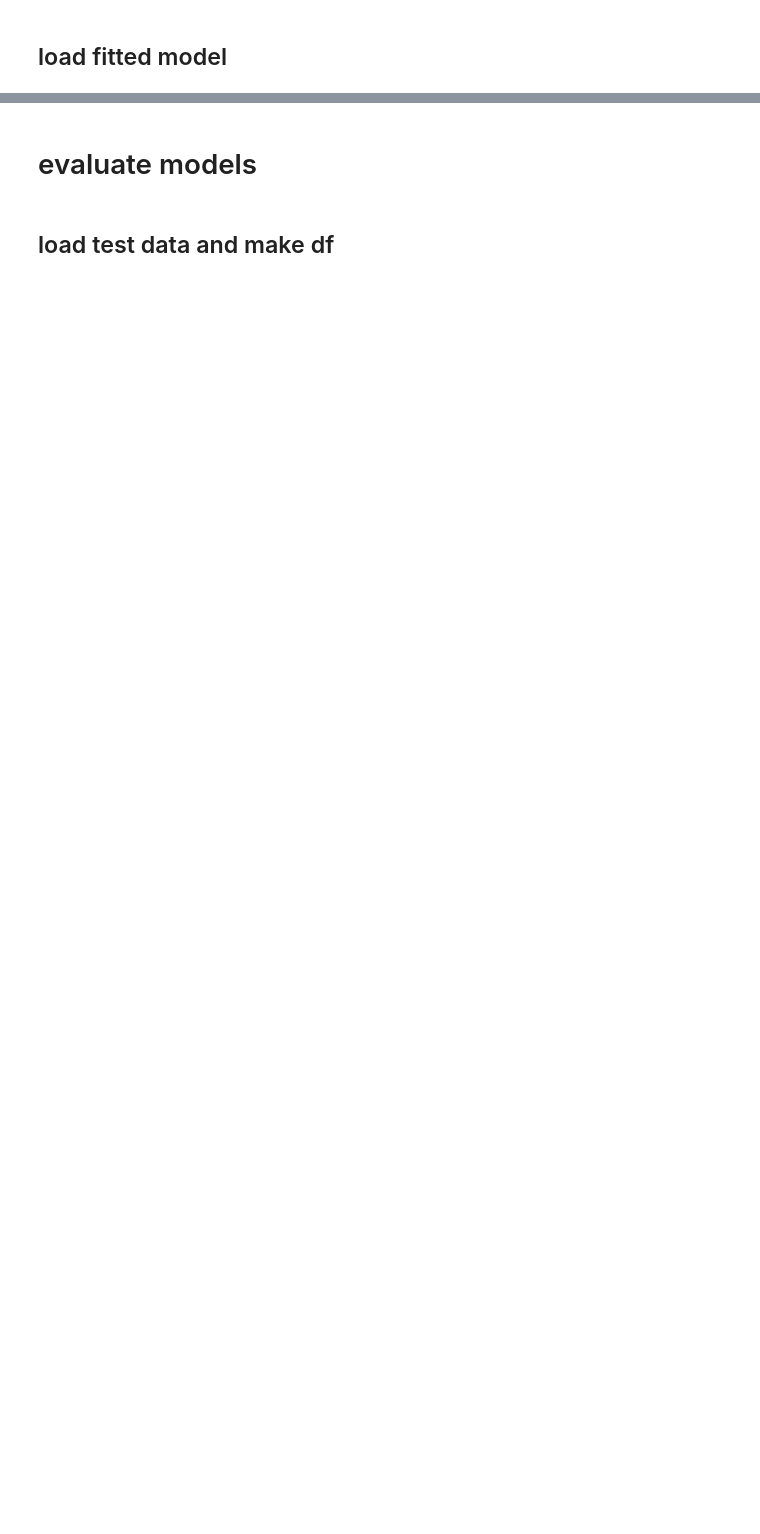
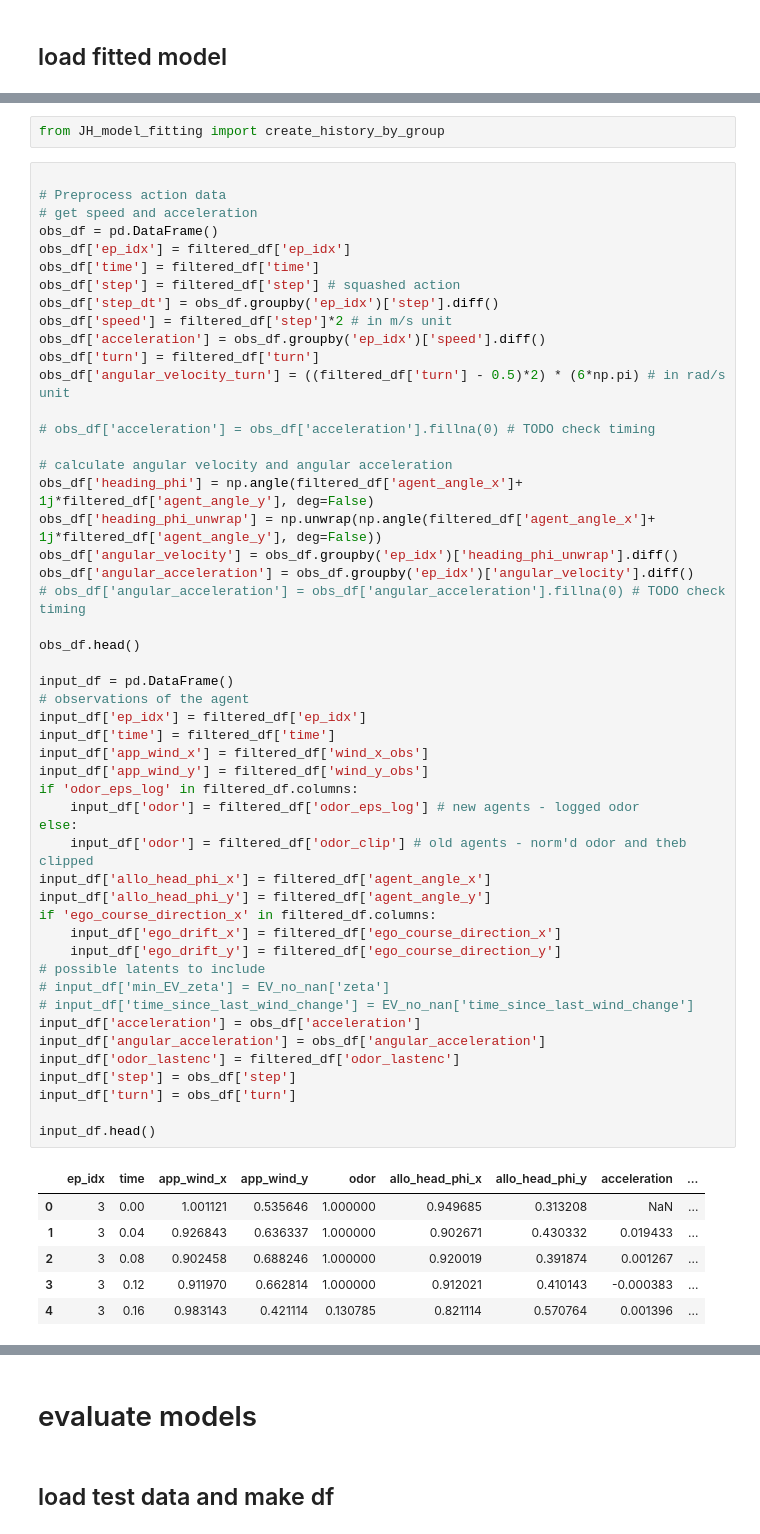
Before and after one commit to weixuanliu11/flytrack, a Jupyter notebook: model/glmhmm/JH_model_comparison.ipynb, the cells around one changed output, grey strips where cells are left out. Drawn from its saved outputs; the diff is of its cells as text; blank space fills up the shorter version.

```diff
--- a/model/glmhmm/JH_model_comparison.ipynb
+++ b/model/glmhmm/JH_model_comparison.ipynb
@@ -340,0 +387,59 @@ lls_pred shape (15, 250)
+# %%
+from JH_model_fitting import create_history_by_group
+# %%
+
+# Preprocess action data
+# get speed and acceleration
+obs_df = pd.DataFrame()
+obs_df['ep_idx'] = filtered_df['ep_idx']
+obs_df['time'] = filtered_df['time']
+obs_df['step'] = filtered_df['step'] # squashed action
+obs_df['step_dt'] = obs_df.groupby('ep_idx')['step'].diff()
+obs_df['speed'] = filtered_df['step']*2 # in m/s unit
+obs_df['acceleration'] = obs_df.groupby('ep_idx')['speed'].diff()
+obs_df['turn'] = filtered_df['turn']
+obs_df['angular_velocity_turn'] = ((filtered_df['turn'] - 0.5)*2) * (6*np.pi) # in rad/s unit
+
+# obs_df['acceleration'] = obs_df['acceleration'].fillna(0) # TODO check timing
+
+# calculate angular velocity and angular acceleration
+obs_df['heading_phi'] = np.angle(filtered_df['agent_angle_x']+ 1j*filtered_df['agent_angle_y'], deg=False)
+obs_df['heading_phi_unwrap'] = np.unwrap(np.angle(filtered_df['agent_angle_x']+ 1j*filtered_df['agent_angle_y'], deg=False))
+obs_df['angular_velocity'] = obs_df.groupby('ep_idx')['heading_phi_unwrap'].diff()
+obs_df['angular_acceleration'] = obs_df.groupby('ep_idx')['angular_velocity'].diff()
+# obs_df['angular_acceleration'] = obs_df['angular_acceleration'].fillna(0) # TODO check timing
+
+obs_df.head()
+
+input_df = pd.DataFrame()
+# observations of the agent
+input_df['ep_idx'] = filtered_df['ep_idx']
+input_df['time'] = filtered_df['time']
+input_df['app_wind_x'] = filtered_df['wind_x_obs']
+input_df['app_wind_y'] = filtered_df['wind_y_obs']
+if 'odor_eps_log' in filtered_df.columns:
+    input_df['odor'] = filtered_df['odor_eps_log'] # new agents - logged odor
+else:
+    input_df['odor'] = filtered_df['odor_clip'] # old agents - norm'd odor and theb clipped
+input_df['allo_head_phi_x'] = filtered_df['agent_angle_x']
+input_df['allo_head_phi_y'] = filtered_df['agent_angle_y']
+if 'ego_course_direction_x' in filtered_df.columns:
+    input_df['ego_drift_x'] = filtered_df['ego_course_direction_x']
+    input_df['ego_drift_y'] = filtered_df['ego_course_direction_y']
+# possible latents to include
+# input_df['min_EV_zeta'] = EV_no_nan['zeta']
+# input_df['time_since_last_wind_change'] = EV_no_nan['time_since_last_wind_change']
+input_df['acceleration'] = obs_df['acceleration']
+input_df['angular_acceleration'] = obs_df['angular_acceleration']
+input_df['odor_lastenc'] = filtered_df['odor_lastenc']
+input_df['step'] = obs_df['step']
+input_df['turn'] = obs_df['turn']
+
+input_df.head()
+# %% [output]
+|  | ep_idx | time | app_wind_x | app_wind_y | odor | allo_head_phi_x | allo_head_phi_y | acceleration | ... |
+| 0 | 3 | 0.00 | 1.001121 | 0.535646 | 1.000000 | 0.949685 | 0.313208 | NaN | ... |
+| 1 | 3 | 0.04 | 0.926843 | 0.636337 | 1.000000 | 0.902671 | 0.430332 | 0.019433 | ... |
+| 2 | 3 | 0.08 | 0.902458 | 0.688246 | 1.000000 | 0.920019 | 0.391874 | 0.001267 | ... |
+| 3 | 3 | 0.12 | 0.911970 | 0.662814 | 1.000000 | 0.912021 | 0.410143 | -0.000383 | ... |
+| 4 | 3 | 0.16 | 0.983143 | 0.421114 | 0.130785 | 0.821114 | 0.570764 | 0.001396 | ... |
```
Also changed, not shown: parts of 17 cells of this notebook.
